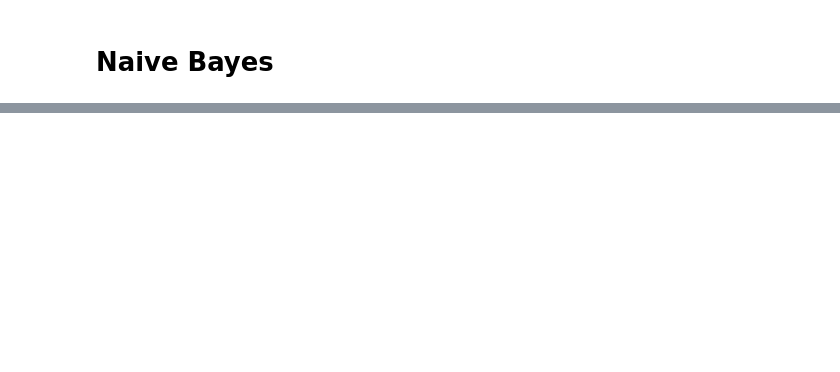
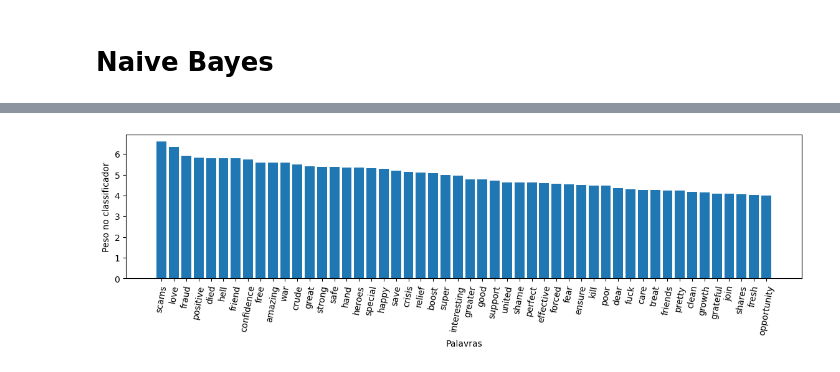
Before and after one commit to PortoSamuel/NLP-AF, a Jupyter notebook: AF-Samuel.ipynb, the cells around one changed output, grey strips where cells are left out. Cells and saved outputs as stored; diff of their text form; code cells hidden in the pictures; blank space fills up the shorter version.

```diff
--- a/AF-Samuel.ipynb
+++ b/AF-Samuel.ipynb
@@ -147,0 +363,20 @@ aulas:
+# %%
+w = rede_neural.get_layer('classificador').get_weights()
+# %%
+# Visualização 1: quais são as palavras de maior peso?
+pesos = np.abs(w[0][:,0] - w[0][:,1])
+feature_names = vectorizer.get_feature_names() # Modificar isso para versões mais atuais do sklearn
+pares = [ (pesos[i], feature_names[i]) for i in range(len(feature_names))]
+pares = sorted(pares, reverse=True)
+pesos_ = [c[0] for c in pares]
+palavras_ = [c[1] for c in pares]
+
+n_palavras = 50
+plt.figure(figsize=(14,3))
+plt.bar(np.arange(n_palavras), pesos_[0:n_palavras])
+plt.xticks(np.arange(n_palavras), palavras_[0:n_palavras], rotation=80)
+plt.xlabel('Palavras')
+plt.ylabel('Peso no classificador')
+plt.show()
+# %% [output]
+[figure, added]
```
Also changed, not shown: parts of 28 cells of this notebook.
